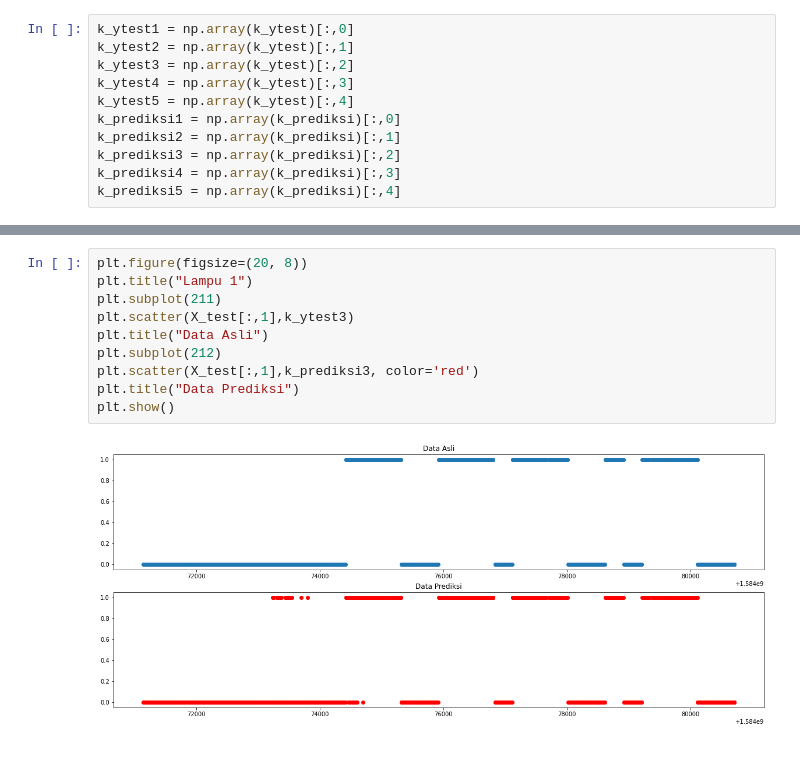
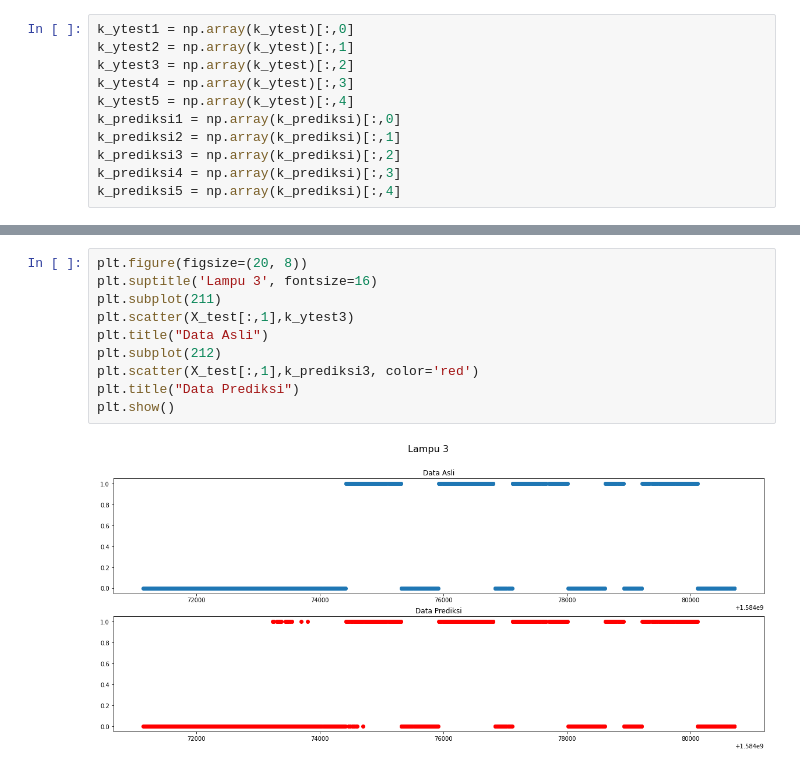
Before and after one commit to HenHimA1/A1, a Jupyter notebook: KNN.ipynb, the cells around one changed output, grey strips where cells are left out. Drawn from its saved outputs; the diff is of its cells as text.

```diff
--- a/KNN.ipynb
+++ b/KNN.ipynb
@@ -152,14 +152,14 @@ plt.show()
 # %%
 plt.figure(figsize=(20, 8))
-plt.title("Lampu 1")
+plt.suptitle('Lampu 3', fontsize=16)
 plt.subplot(211)
 plt.scatter(X_test[:,1],k_ytest3)
 plt.title("Data Asli")
 plt.subplot(212)
 plt.scatter(X_test[:,1],k_prediksi3, color='red')
 plt.title("Data Prediksi")
 plt.show()
 # %% [output]
-[figure, old version]
+[figure, new version]
 # %%
 plt.figure(figsize=(20, 8))
```
Also changed, not shown: parts of 4 cells of this notebook.
